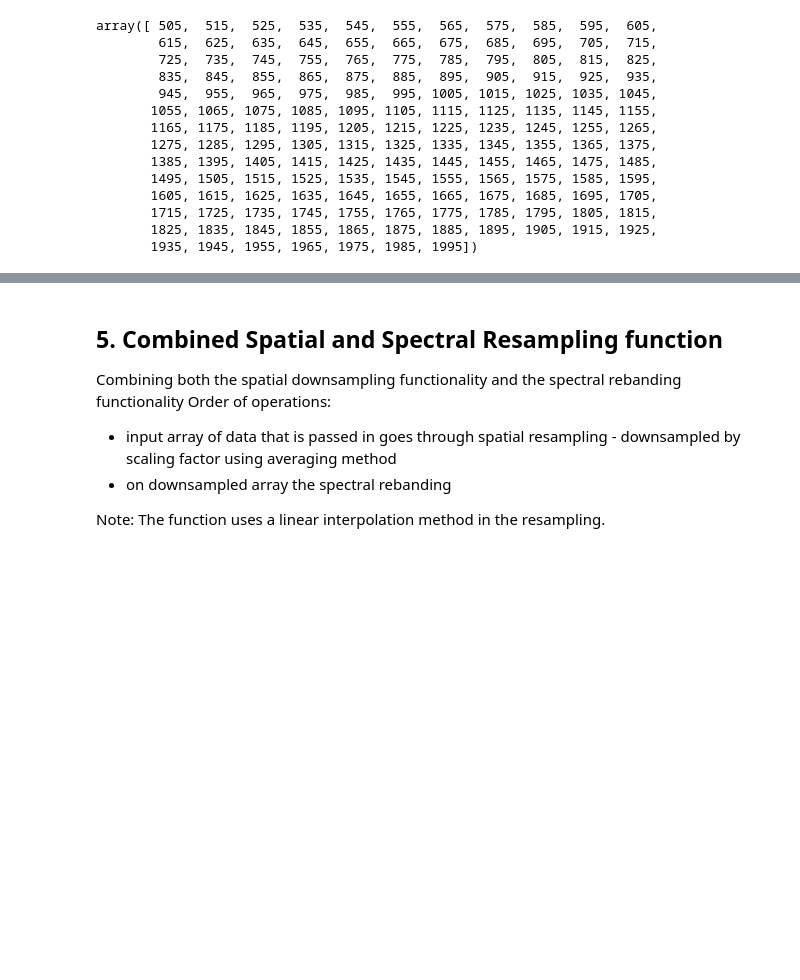
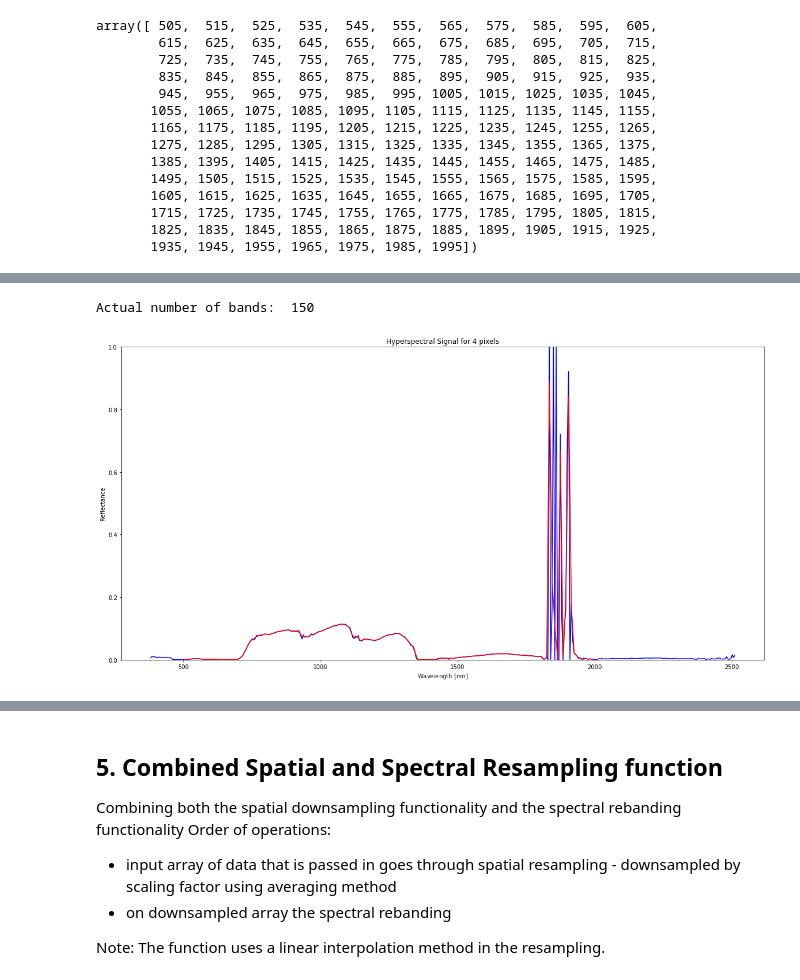
Before and after one commit to cjstewart/hyperspectral-project, a Jupyter notebook: notebooks/hyperspectral_EDA.ipynb, the cells around one changed output, grey strips where cells are left out. Cells and saved outputs as stored; diff of their text form; code cells hidden in the pictures; blank space fills up the shorter version.

```diff
--- a/notebooks/hyperspectral_EDA.ipynb
+++ b/notebooks/hyperspectral_EDA.ipynb
@@ -730,22 +749,26 @@ print("Expected number of bands: ",(2000-505)/10)
 # %%
-new_spectrum_2 = reband_spec(refl_array[100,100,:], wavelength_array, desired_band_centres_2)
+new_spectrum_2 = reband_spectral_array(refl_array[100,100,:], wavelength_array, desired_band_centres_2)
 print("Actual number of bands: ",len(new_spectrum_2))
+# %% [output]
+Actual number of bands:  150
 # %%
 i, j = 10, 10
 fig, ax = plt.subplots(figsize=(20, 10))
 # plot some random wavelengths
-new_spectrum_2 = reband_spec(refl_array[100,100,:], wavelength_array, desired_band_centres_2)
+new_spectrum_2 = reband_spectral_array(refl_array[100,100,:], wavelength_array, desired_band_centres_2)
 
 ax.plot(wavelength_array, refl_array[100,100,:], c='b')
 ax.plot(desired_band_centres_2, new_spectrum_2, c='r')
 #ax.plot([desired_band_centres,desired_band_centres_2], [0,1], c='g')
 #ax.set_xticks(range(0, 250, 3000))
 plt.title("Hyperspectral Signal for 4 pixels")
 plt.ylabel('Reflectance')
 plt.ylim((0,1))
 #plt.xlim((0,1000))
 plt.xlabel('Wavelength [$nm$]')
 plt.show()
+# %% [output]
+[figure, added]
 # %%
 i, j = 10, 10
 fig, ax = plt.subplots(figsize=(20, 10))
```
Also changed, not shown: parts of 41 cells of this notebook.
